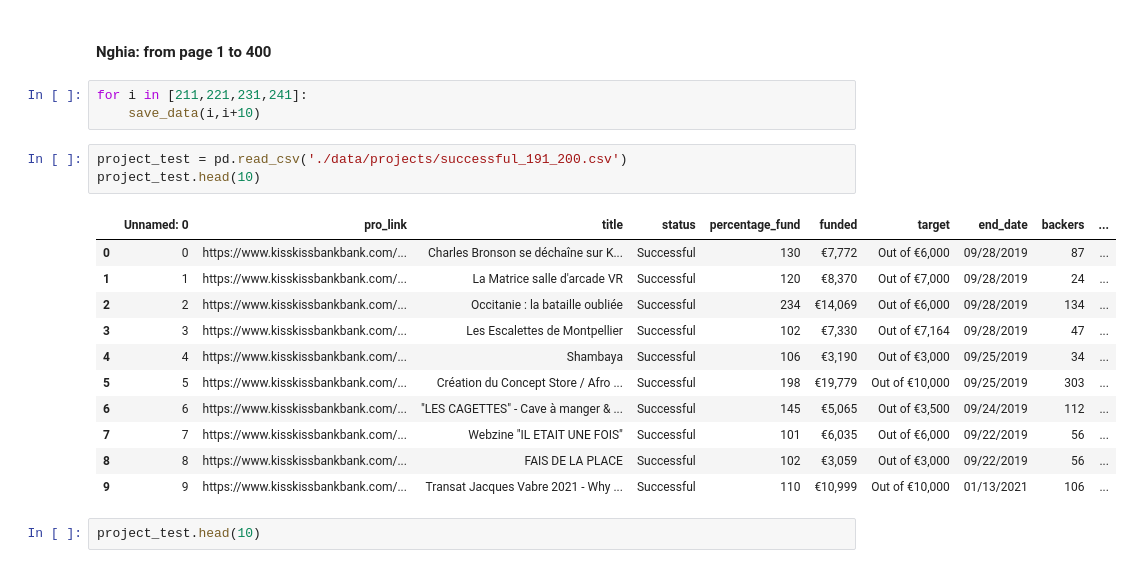
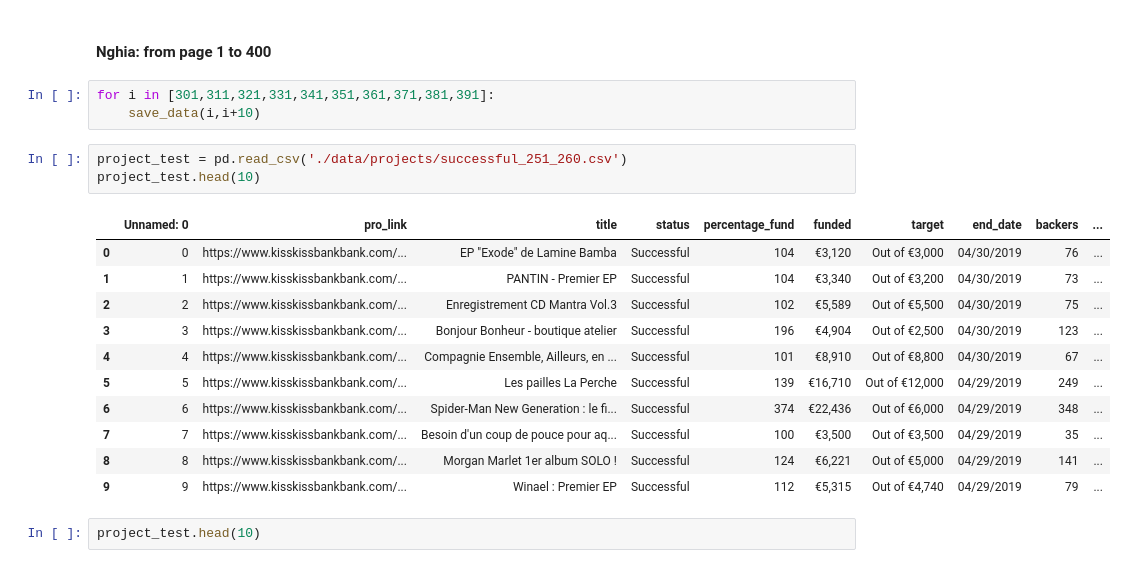
Before and after one commit to nghiadanh26/Crowdfunding, a Jupyter notebook: collect_data_v2.ipynb, the cells around one changed output. Drawn from its saved outputs; the diff is of its cells as text.

```diff
--- a/collect_data_v2.ipynb
+++ b/collect_data_v2.ipynb
@@ -494,23 +494,23 @@ def save_data(start, end):
 # %% [markdown]
 #### Nghia: from page 1 to 400
 # %%
-for i in [211,221,231,241]:
+for i in [301,311,321,331,341,351,361,371,381,391]:
     save_data(i,i+10)
 # %%
-project_test = pd.read_csv('./data/projects/successful_191_200.csv')
+project_test = pd.read_csv('./data/projects/successful_251_260.csv')
 project_test.head(10)
 # %% [output]
 |  | Unnamed: 0 | pro_link | title | status | percentage_fund | funded | target | end_date | backers | ... |
-| 0 | 0 | https://www.kisskissbankbank.com/... | Charles Bronson se déchaîne sur K... | Successful | 130 | €7,772 | Out of €6,000 | 09/28/2019 | 87 | ... |
-| 1 | 1 | https://www.kisskissbankbank.com/... | La Matrice salle d'arcade VR | Successful | 120 | €8,370 | Out of €7,000 | 09/28/2019 | 24 | ... |
-| 2 | 2 | https://www.kisskissbankbank.com/... | Occitanie : la bataille oubliée | Successful | 234 | €14,069 | Out of €6,000 | 09/28/2019 | 134 | ... |
-| 3 | 3 | https://www.kisskissbankbank.com/... | Les Escalettes de Montpellier | Successful | 102 | €7,330 | Out of €7,164 | 09/28/2019 | 47 | ... |
-| 4 | 4 | https://www.kisskissbankbank.com/... | Shambaya | Successful | 106 | €3,190 | Out of €3,000 | 09/25/2019 | 34 | ... |
-| 5 | 5 | https://www.kisskissbankbank.com/... | Création du Concept Store / Afro ... | Successful | 198 | €19,779 | Out of €10,000 | 09/25/2019 | 303 | ... |
-| 6 | 6 | https://www.kisskissbankbank.com/... | "LES CAGETTES" - Cave à manger & ... | Successful | 145 | €5,065 | Out of €3,500 | 09/24/2019 | 112 | ... |
-| 7 | 7 | https://www.kisskissbankbank.com/... | Webzine "IL ETAIT UNE FOIS" | Successful | 101 | €6,035 | Out of €6,000 | 09/22/2019 | 56 | ... |
-| 8 | 8 | https://www.kisskissbankbank.com/... | FAIS DE LA PLACE | Successful | 102 | €3,059 | Out of €3,000 | 09/22/2019 | 56 | ... |
-| 9 | 9 | https://www.kisskissbankbank.com/... | Transat Jacques Vabre 2021 - Why ... | Successful | 110 | €10,999 | Out of €10,000 | 01/13/2021 | 106 | ... |
+| 0 | 0 | https://www.kisskissbankbank.com/... | EP "Exode" de Lamine Bamba | Successful | 104 | €3,120 | Out of €3,000 | 04/30/2019 | 76 | ... |
+| 1 | 1 | https://www.kisskissbankbank.com/... | PANTIN - Premier EP | Successful | 104 | €3,340 | Out of €3,200 | 04/30/2019 | 73 | ... |
+| 2 | 2 | https://www.kisskissbankbank.com/... | Enregistrement CD Mantra Vol.3 | Successful | 102 | €5,589 | Out of €5,500 | 04/30/2019 | 75 | ... |
+| 3 | 3 | https://www.kisskissbankbank.com/... | Bonjour Bonheur - boutique atelier | Successful | 196 | €4,904 | Out of €2,500 | 04/30/2019 | 123 | ... |
+| 4 | 4 | https://www.kisskissbankbank.com/... | Compagnie Ensemble, Ailleurs, en ... | Successful | 101 | €8,910 | Out of €8,800 | 04/30/2019 | 67 | ... |
+| 5 | 5 | https://www.kisskissbankbank.com/... | Les pailles La Perche | Successful | 139 | €16,710 | Out of €12,000 | 04/29/2019 | 249 | ... |
+| 6 | 6 | https://www.kisskissbankbank.com/... | Spider-Man New Generation : le fi... | Successful | 374 | €22,436 | Out of €6,000 | 04/29/2019 | 348 | ... |
+| 7 | 7 | https://www.kisskissbankbank.com/... | Besoin d'un coup de pouce pour aq... | Successful | 100 | €3,500 | Out of €3,500 | 04/29/2019 | 35 | ... |
+| 8 | 8 | https://www.kisskissbankbank.com/... | Morgan Marlet 1er album SOLO ! | Successful | 124 | €6,221 | Out of €5,000 | 04/29/2019 | 141 | ... |
+| 9 | 9 | https://www.kisskissbankbank.com/... | Winael : Premier EP | Successful | 112 | €5,315 | Out of €4,740 | 04/29/2019 | 79 | ... |
 # %%
 project_test.head(10)
 # %% [output]
```
